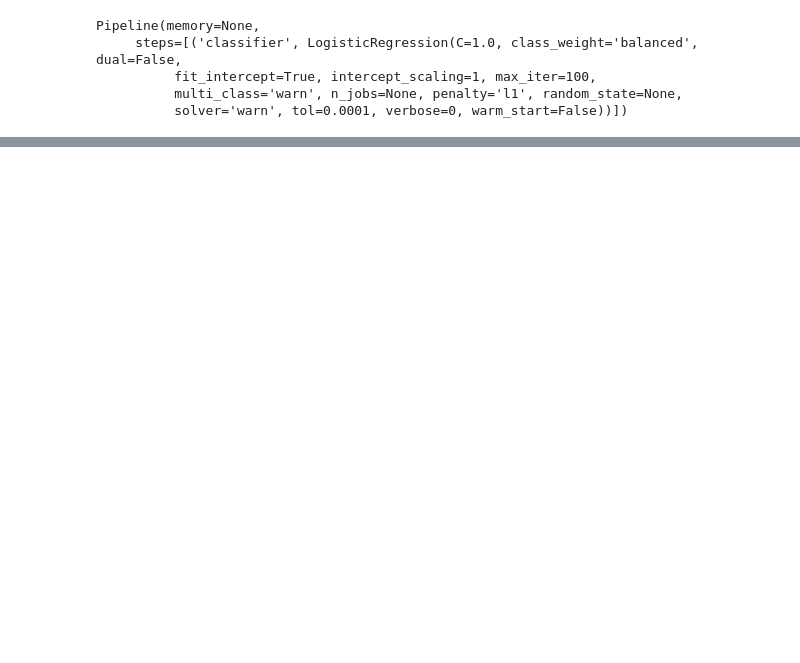
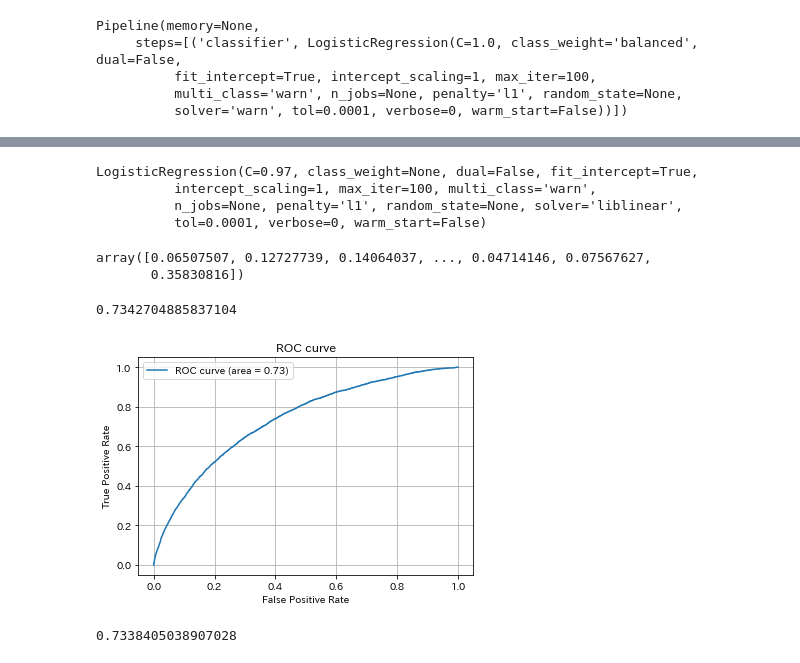
Before and after one commit to yousuke-shiraishi/diveintocode-ml, a Jupyter notebook: diveintocode-term1/sprint1/sprint1-ml-scratch-intro.ipynb, the cells around one changed output, grey strips where cells are left out. Cells and saved outputs as stored; diff of their text form; code cells hidden in the pictures; blank space fills up the shorter version.

```diff
--- a/diveintocode-term1/sprint1/sprint1-ml-scratch-intro.ipynb
+++ b/diveintocode-term1/sprint1/sprint1-ml-scratch-intro.ipynb
@@ -170,0 +218,9 @@ Pipeline(memory=None,
+# %%
+param_grid = {'penalty' : ['l1'],
+    'C' : [ 0.97, 0.98,1, 1.01, 1.02],
+    'solver' : ['liblinear'],
+    'max_iter':[100,120,150]
+             }
+
+model = GridSearchCV(LogisticRegression(), param_grid,cv=5)
+model.fit(X_train,y_train)
@@ -170,0 +237,32 @@ Pipeline(memory=None,
+# %%
+print(model.best_estimator_)
+# %% [output]
+LogisticRegression(C=0.97, class_weight=None, dual=False, fit_intercept=True,
+          intercept_scaling=1, max_iter=100, multi_class='warn',
+          n_jobs=None, penalty='l1', random_state=None, solver='liblinear',
+          tol=0.0001, verbose=0, warm_start=False)
+# %%
+test_target_proba = model.predict_proba(test_features)[:,1]
+test_target_proba
+# %% [output]
+array([0.06507507, 0.12727739, 0.14064037, ..., 0.04714146, 0.07567627,
+       0.35830816])
+# %%
+#予測(確率で)
+target_probabilities = model.predict_proba(X_test)[:,1]
+# FPR, TPR(, しきい値) を算出
+fpr, tpr, thresholds = metrics.roc_curve(y_test, target_probabilities)
+
+# ついでにAUCも
+auc = metrics.auc(fpr, tpr)
+print(auc)
+# ROC曲線をプロット
+plt.plot(fpr, tpr, label='ROC curve (area = %.2f)'%auc)
+plt.legend()
+plt.title('ROC curve')
+plt.xlabel('False Positive Rate')
+plt.ylabel('True Positive Rate')
+plt.grid(True)
+# %% [output]
+0.7342704885837104
+[figure, added]
@@ -170,0 +271,4 @@ Pipeline(memory=None,
+# %%
+print(cvs.mean())
+# %% [output]
+0.7338405038907028
```
Also changed, not shown: parts of 14 cells of this notebook.
